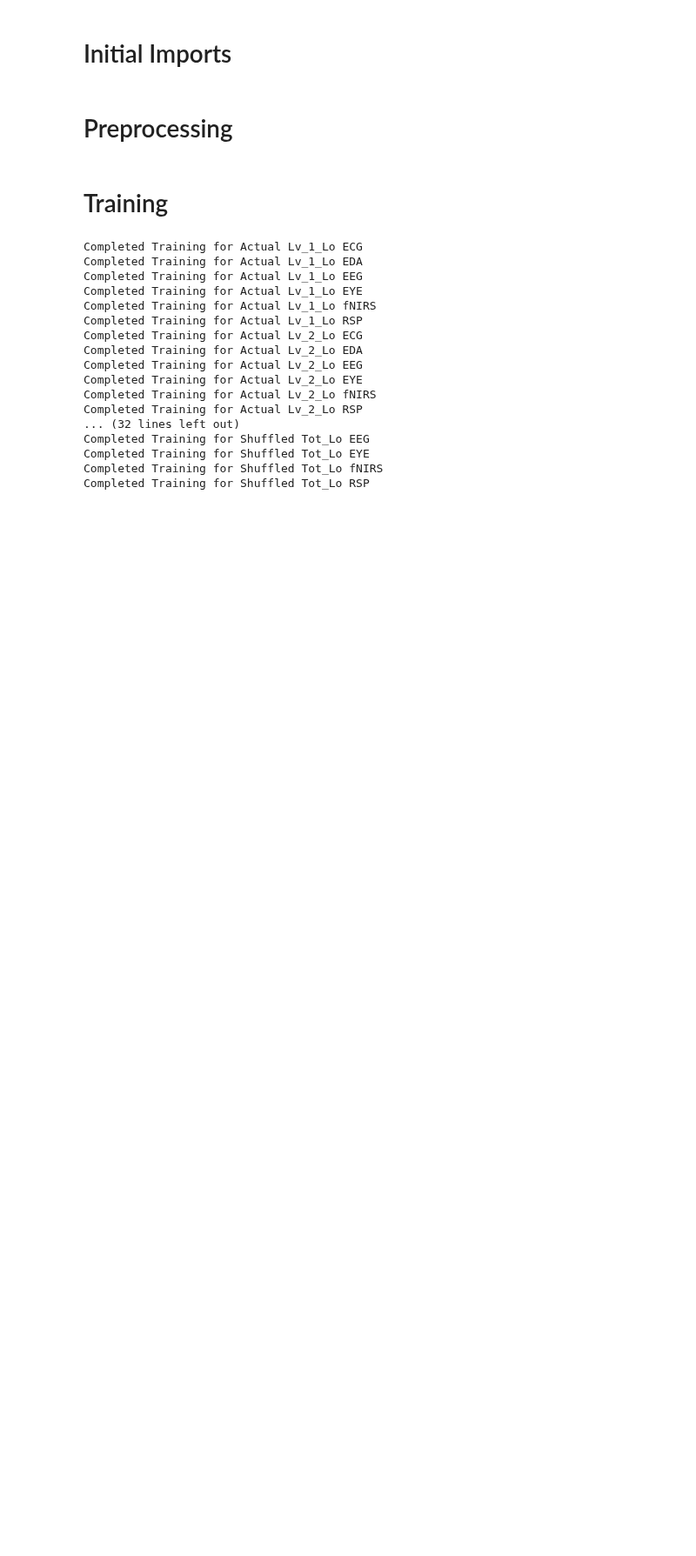
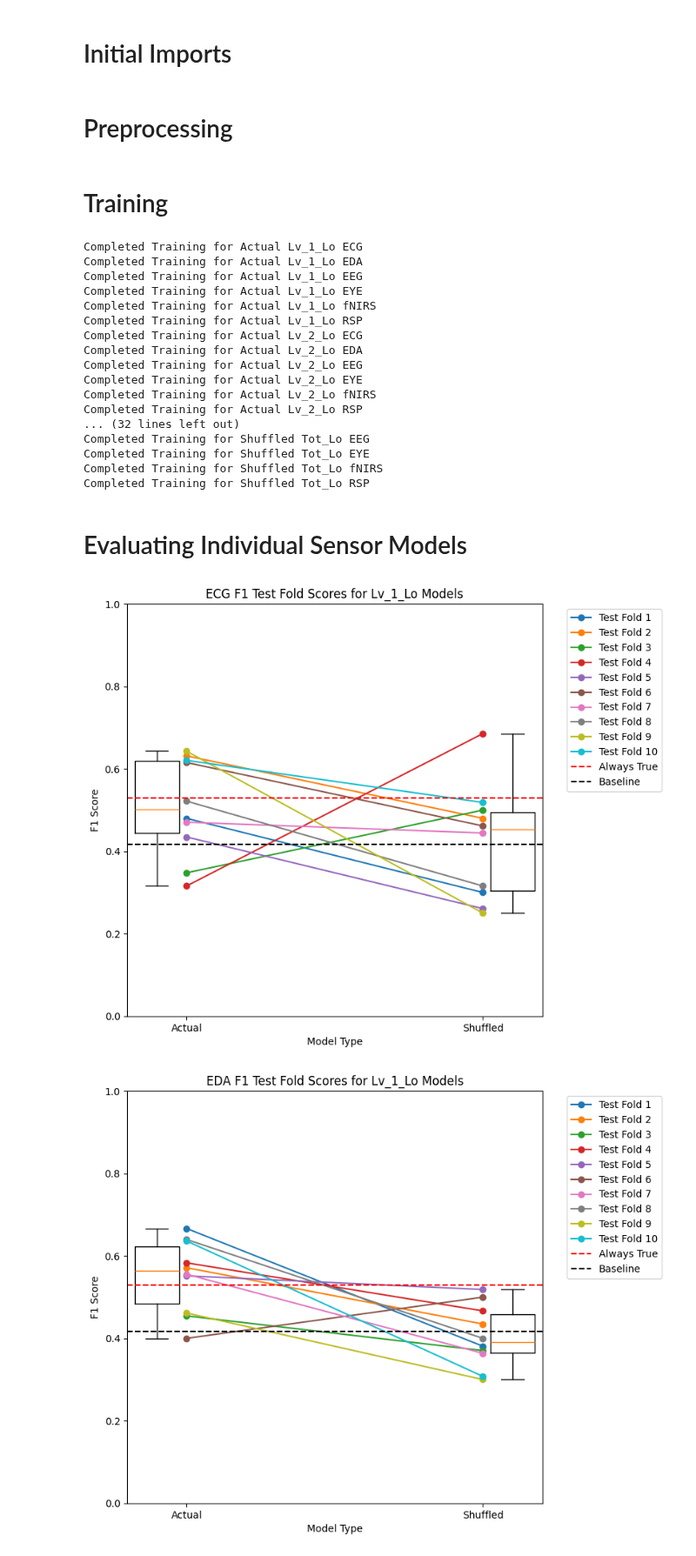
Before and after one commit to jaspershen21/jshen_DLA, a Jupyter notebook: Notebooks/3 Moving Average/Model_By_Sensory_With_Intercept.ipynb, the cells around one changed output. Shown at 87% size. Cells and saved outputs as stored; diff of their text form; code cells hidden in the pictures; blank space fills up the shorter version.

Commit message:
Add method for creating graphs of individual models

```diff
--- a/Notebooks/3 Moving Average/Model_By_Sensory_With_Intercept.ipynb
+++ b/Notebooks/3 Moving Average/Model_By_Sensory_With_Intercept.ipynb
@@ -184,3 +184,5 @@ Completed Training for Shuffled Tot_Lo RSP
 # Load data
 with open("./../../Pickle Files/3_Moving_Average_Model_by_Sensor_With_Intercepts.pkl", "rb") as f:
     f1_scores, accuracy_scores, models = pickle.load(f)
+# %% [markdown]
+# Evaluating Individual Sensor Models
@@ -186,0 +244,5 @@ with open("./../../Pickle Files/3_Moving_Average_Model_by_Sensor_With_Intercepts
+# %%
+sensor_actual_vs_shuffled(f1_scores, "F1", "Lv_1_Lo")
+# %% [output]
+[figure, added]
+[figure, added]
```
Also changed, not shown: parts of 3 cells of this notebook.
